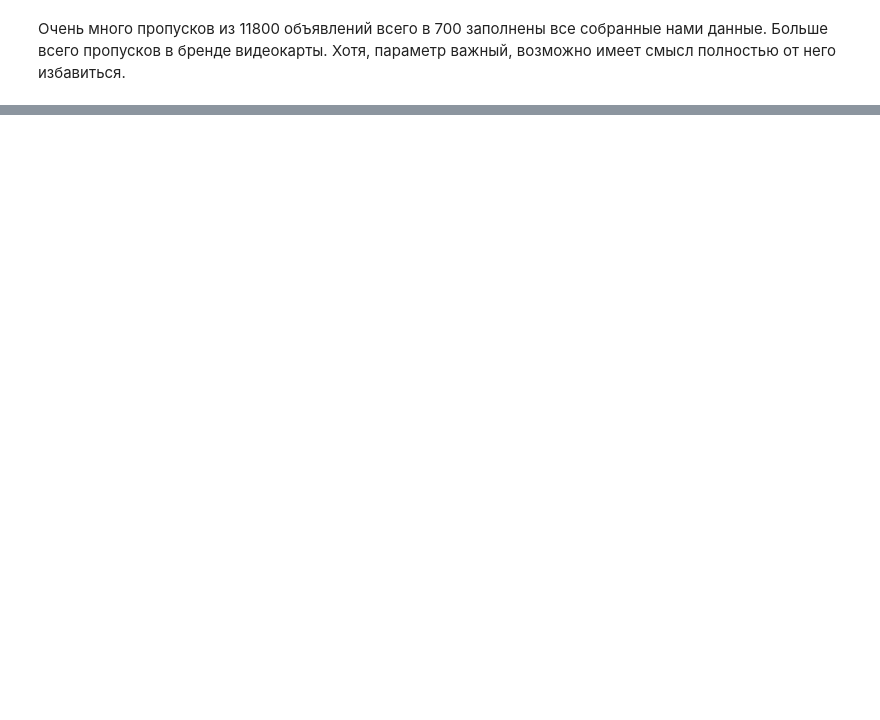
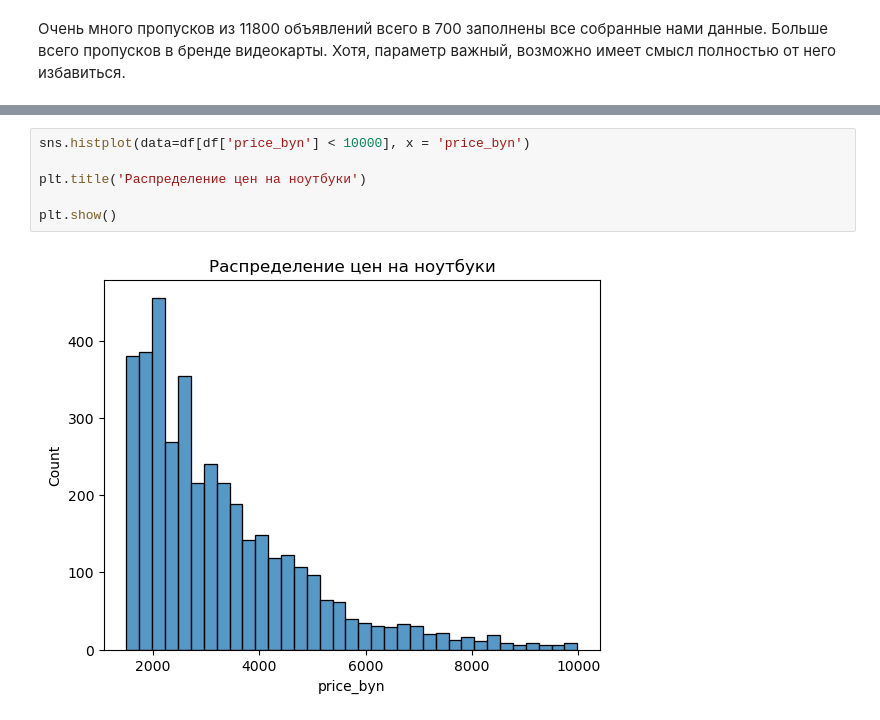
Before and after one commit to venskovalentin/KufarPriceModel, a Jupyter notebook: notebooks/Laptop_EDA.ipynb, the cells around one changed output, grey strips where cells are left out. Cells and saved outputs as stored; diff of their text form; blank space fills up the shorter version.

```diff
--- a/notebooks/Laptop_EDA.ipynb
+++ b/notebooks/Laptop_EDA.ipynb
@@ -84,0 +94,8 @@ df.head()
+# %%
+sns.histplot(data=df[df['price_byn'] < 10000], x = 'price_byn')
+
+plt.title('Распределение цен на ноутбуки')
+
+plt.show()
+# %% [output]
+[figure, added]
```
Also changed, not shown: parts of 23 cells of this notebook, 2 other files.
